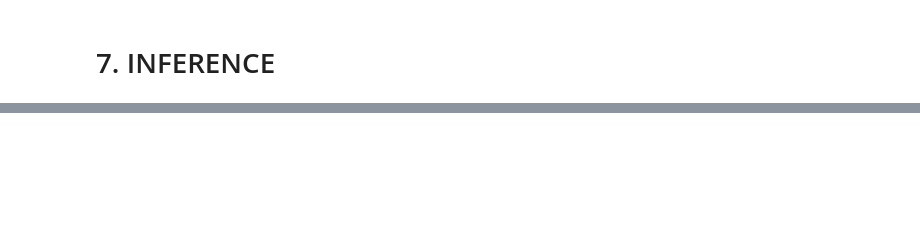
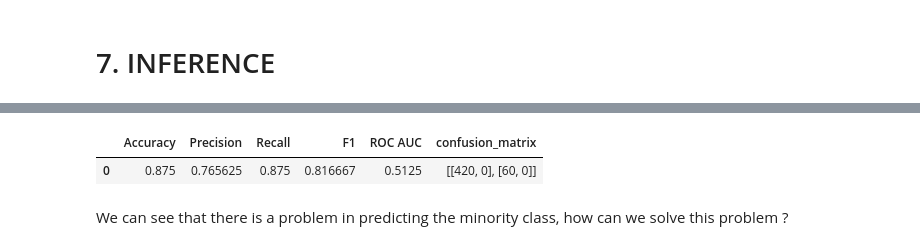
Before and after one commit to AmineMekki01/project_study_of_attentional_deficit, a Jupyter notebook: notebooks/solution.ipynb, the cells around one changed output, grey strips where cells are left out. Saved outputs shown, nothing was run; the diff lists cells and outputs as text; code cells hidden in the pictures; blank space fills up the shorter version.

```diff
--- a/research/awake_02.ipynb
+++ b/notebooks/solution.ipynb
@@ -616,0 +750,7 @@ train_metrics_df
+# %%
+subject_id = "14"
+path_test_set_data = f"./../artifacts/data/raw/AEP/Subject_{subject_id}_H_AEP_Run_01.set"
+# %%
+if __name__ == '__main__':
+    test_metrics_df = inference_pipeline(
+    path_test_set_data, best_trained_model_path, best_fitted_feature_selector_path)
@@ -616,0 +764,7 @@ train_metrics_df
+# %%
+test_metrics_df
+# %% [output]
+|  | Accuracy | Precision | Recall | F1 | ROC AUC | confusion_matrix |
+| 0 | 0.875 | 0.765625 | 0.875 | 0.816667 | 0.5125 | [[420, 0], [60, 0]] |
+# %% [markdown]
+We can see that there is a problem in predicting the minority class, how can we solve this problem ?
```
Also changed, not shown: parts of 14 cells of this notebook, 2 other files.
